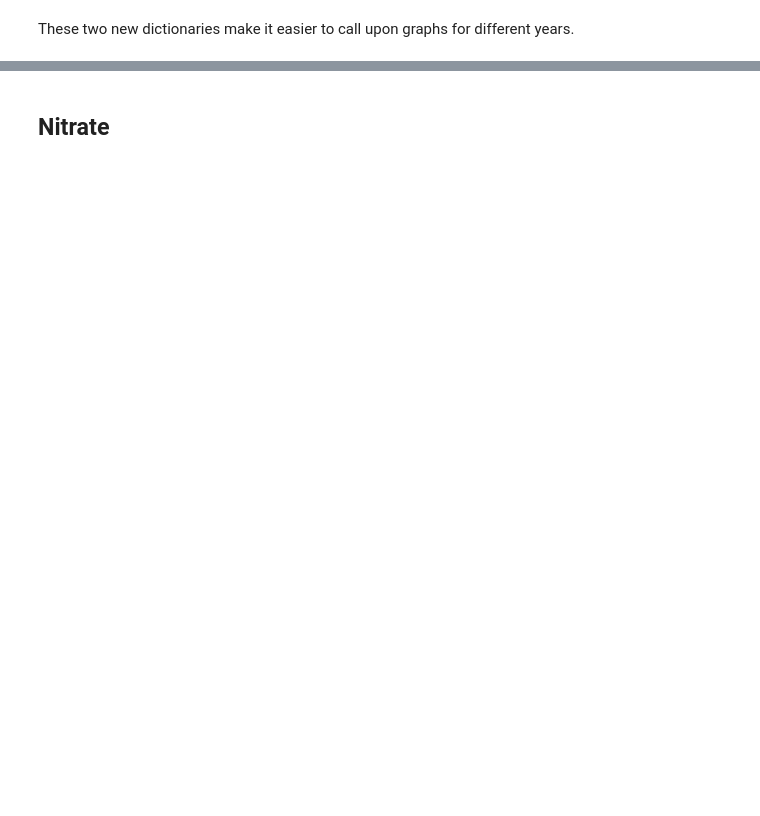
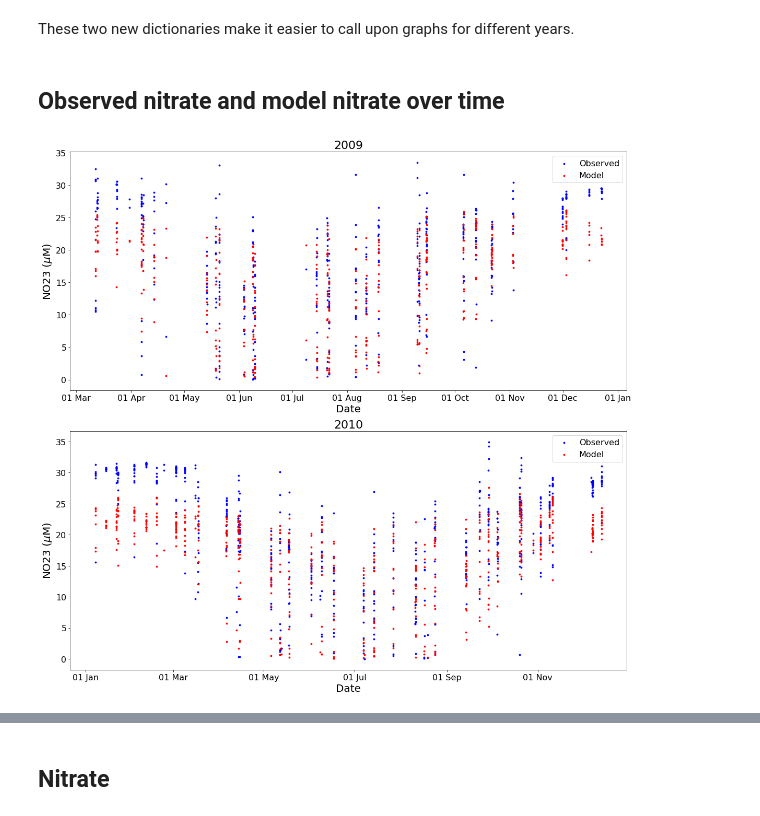
Before and after one commit to SalishSeaCast/analysis-keegan, a Jupyter notebook: notebooks/Evaluations/Time_Series_evaluation.ipynb, the cells around one changed output, grey strips where cells are left out. Cells and saved outputs as stored; diff of their text form; code cells hidden in the pictures; blank space fills up the shorter version.

```diff
--- a/notebooks/Evaluations/Time_Series_evaluation.ipynb
+++ b/notebooks/Evaluations/Time_Series_evaluation.ipynb
@@ -369 +233,26 @@ def multi_meanerr_graph(down,figsize,years,obsvar,modvar):
     plt.tight_layout()
+# %%
+def multi_timese_graph(down,figsize,years,obsvar,modvar):
+    fig,ax=plt.subplots(down,1,figsize=figsize)
+    for d,Y in zip(range(down),years):
+            #meanerr=datyear[Y].groupby(by='dtUTC').mean()
+            #m=ax[d].plot(datyear[Y]['dtUTC'].unique(),meanerr[obsvar],'--',color='blue',alpha=0.2)
+            #s=ax[d].plot(datyear[Y]['dtUTC'].unique(),meanerr[modvar],'--',color='red',alpha=0.2)
+            m=ax[d].scatter(datyear[Y]['dtUTC'],datyear[Y][obsvar],color='blue',s=8,cmap='gnuplot',label='Observed')
+            s=ax[d].scatter(datyear[Y]['dtUTC'],datyear[Y][modvar],color='red',s=8,cmap='gnuplot',label='Model')
+            ax[d].legend(loc='upper right')
+            ax[d].set_xlabel(f'Date',fontsize=20)
+            ax[d].set_ylabel(f'{obsvar} ($\mu$M)',fontsize=20)
+            ax[d].set_title(str(Y), fontsize=22)
+            yearsFmt = mdates.DateFormatter('%d %b')
+            ax[d].xaxis.set_major_formatter(yearsFmt)
+    plt.tight_layout()
+# %% [markdown]
+## Observed nitrate and model nitrate over time
+# %%
+obsvar='NO23'
+modvar='mod_nitrate'
+
+multi_timese_graph(2,(16,15),years,obsvar,modvar)
+# %% [output]
+[figure, added]
```
Also changed, not shown: parts of 42 cells of this notebook, 10 other files.
